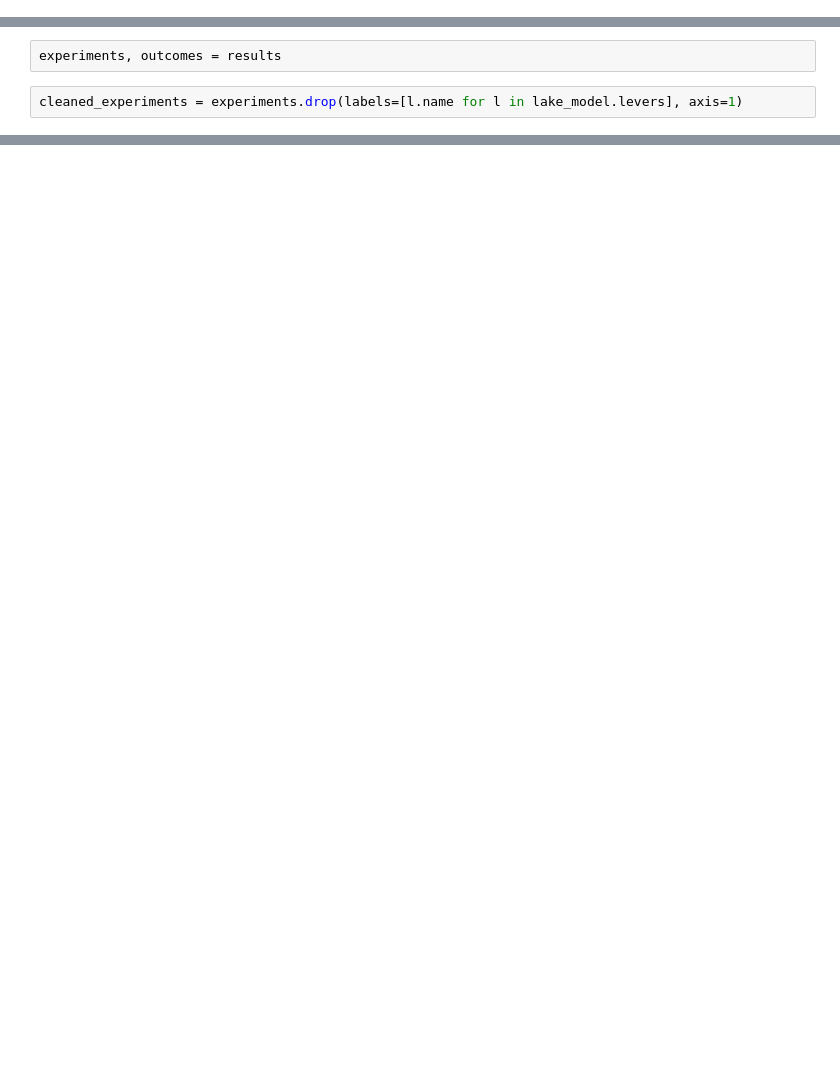
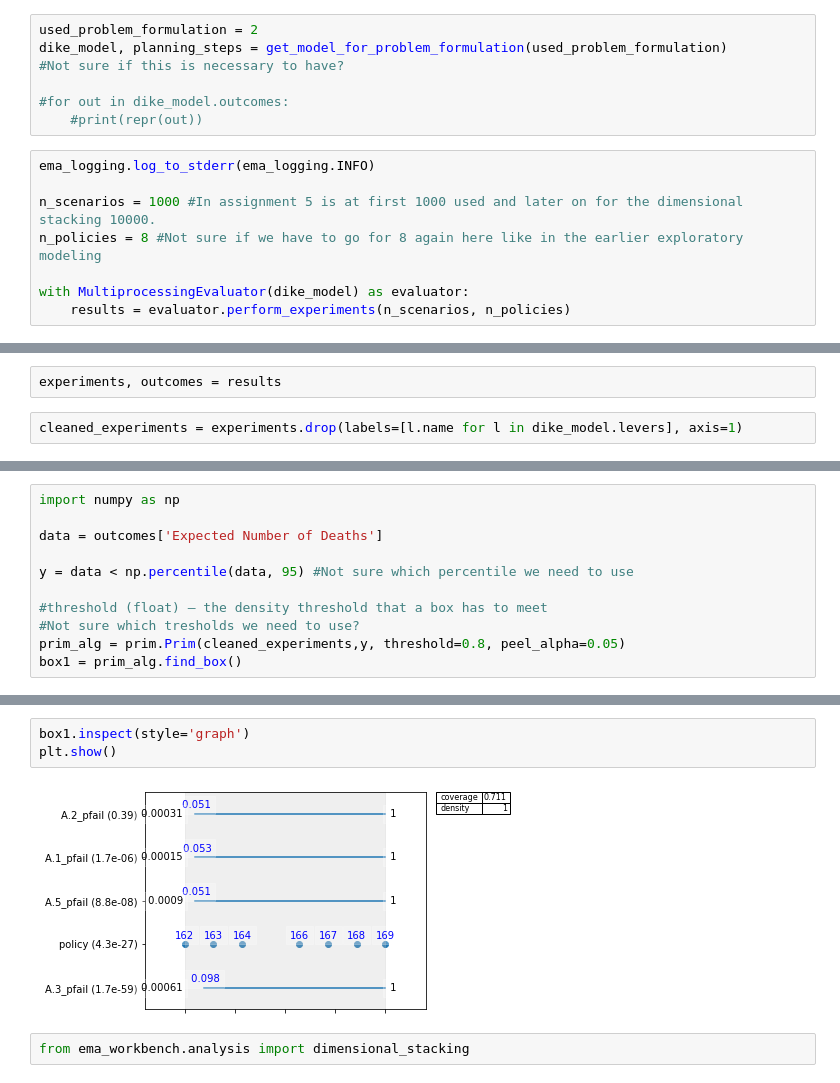
Before and after one commit to EwoutH/modelbased-g13, a Jupyter notebook: PRIMG13.ipynb, the cells around one changed output, grey strips where cells are left out. Saved outputs shown, nothing was run; the diff lists cells and outputs as text; blank space fills up the shorter version.

Commit message:
Update PRIMG13.ipynb
Created a first version of our PRIM model. Still needs some work but open for review!

```diff
--- a/PRIMG13.ipynb
+++ b/PRIMG13.ipynb
@@ -12,0 +9,15 @@ with MultiprocessingEvaluator(lake_model) as evaluator:
+# %%
+used_problem_formulation = 2
+dike_model, planning_steps = get_model_for_problem_formulation(used_problem_formulation)
+#Not sure if this is necessary to have?
+
+#for out in dike_model.outcomes:
+    #print(repr(out))
+# %%
+ema_logging.log_to_stderr(ema_logging.INFO)
+
+n_scenarios = 1000 #In assignment 5 is at first 1000 used and later on for the dimensional stacking 10000.
+n_policies = 8 #Not sure if we have to go for 8 again here like in the earlier exploratory modeling
+
+with MultiprocessingEvaluator(dike_model) as evaluator:
+    results = evaluator.perform_experiments(n_scenarios, n_policies)
@@ -13,4 +29,4 @@ with MultiprocessingEvaluator(lake_model) as evaluator:
 # %%
 experiments, outcomes = results
 # %%
-cleaned_experiments = experiments.drop(labels=[l.name for l in lake_model.levers], axis=1)
+cleaned_experiments = experiments.drop(labels=[l.name for l in dike_model.levers], axis=1)
@@ -25,0 +33,11 @@ box1 = prim_alg.find_box()
+# %%
+import numpy as np
+
+data = outcomes['Expected Number of Deaths']
+
+y = data < np.percentile(data, 95) #Not sure which percentile we need to use
+
+#threshold (float) – the density threshold that a box has to meet
+#Not sure which tresholds we need to use?
+prim_alg = prim.Prim(cleaned_experiments,y, threshold=0.8, peel_alpha=0.05)
+box1 = prim_alg.find_box()
@@ -28,0 +53,7 @@ plt.show()
+# %%
+box1.inspect(style='graph')
+plt.show()
+# %% [output]
+[figure, added]
+# %%
+from ema_workbench.analysis import dimensional_stacking
```
Also changed, not shown: parts of 8 cells of this notebook.
